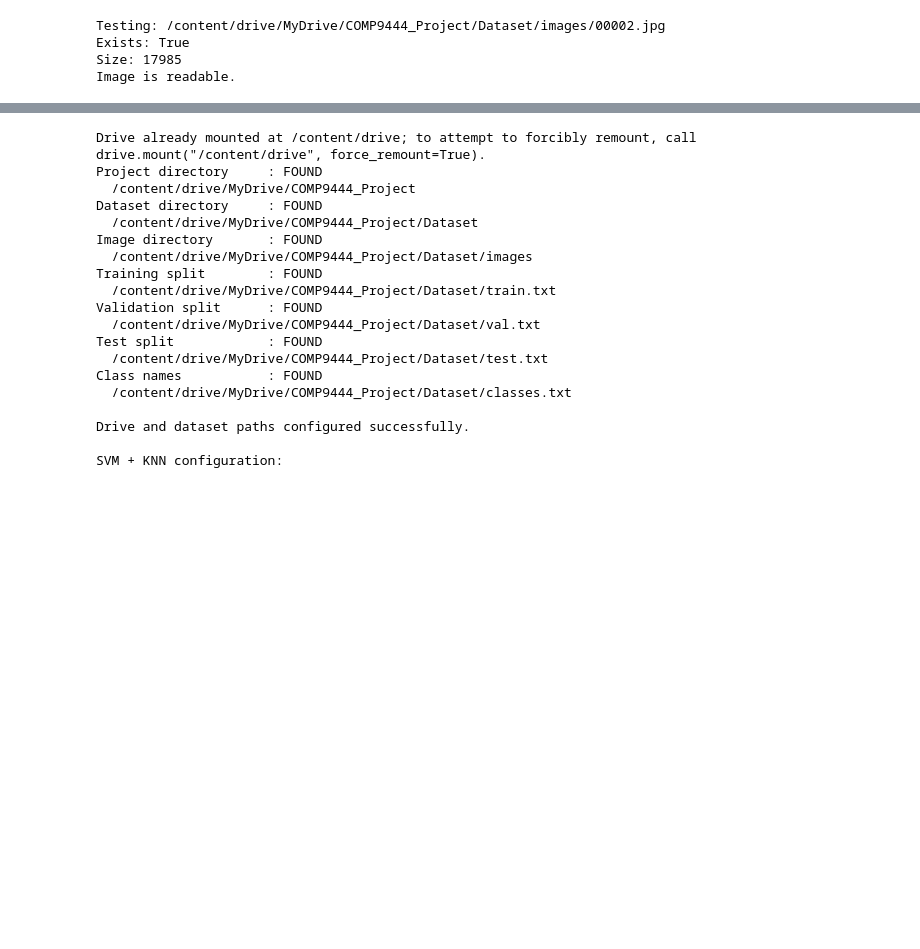
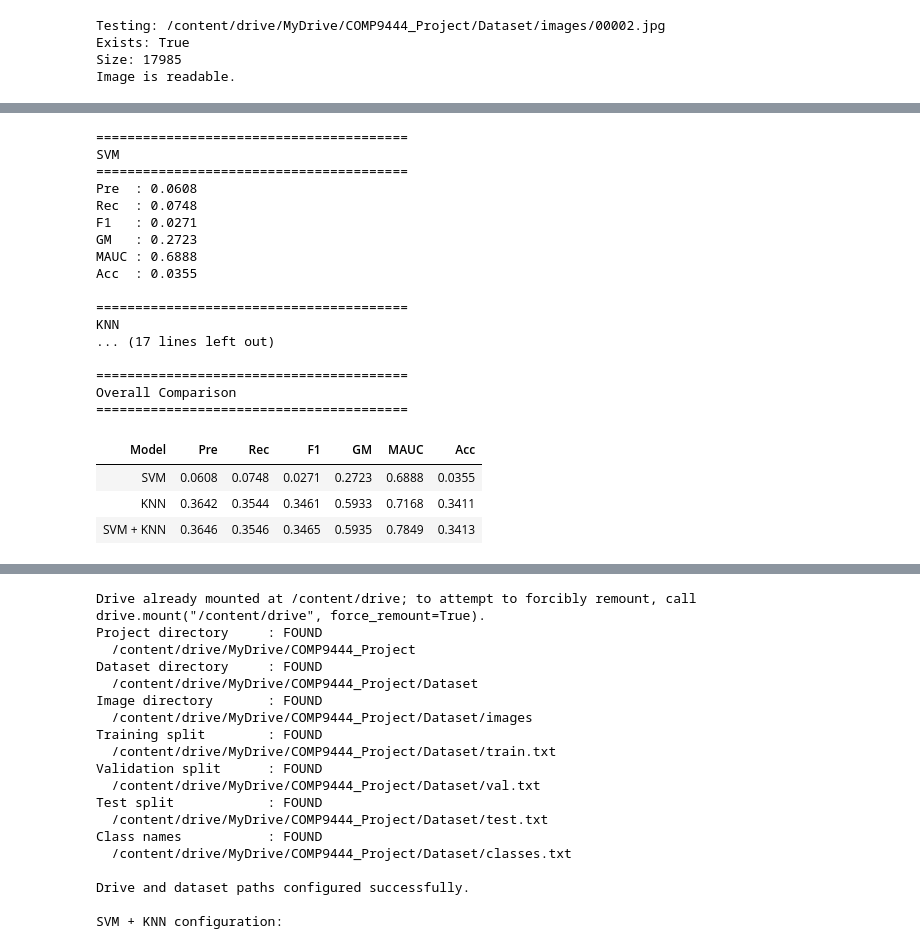
Before and after one commit to qqqyc1017/COMP9444_Project, a Jupyter notebook: COMP9444.ipynb, the cells around one changed output, grey strips where cells are left out. Saved outputs shown, nothing was run; the diff lists cells and outputs as text; code cells hidden in the pictures; blank space fills up the shorter version.

```diff
--- a/COMP9444.ipynb
+++ b/COMP9444.ipynb
@@ -202,0 +885,66 @@ Image is readable.
+# %%
+# Generate test score matrices
+svm_test_scores = stable_softmax(svm_model.decision_function(x_test_final))
+knn_test_scores = knn_model.predict_proba(x_test_final)
+# Validation-weighted score-level fusion
+ensemble_test_scores = (svm_weight * svm_test_scores + knn_weight * knn_test_scores)
+model_score_data = {
+    "SVM": svm_test_scores,
+    "KNN": knn_test_scores,
+    "SVM + KNN": ensemble_test_scores,}
+results = []
+predictions_by_model = {}
+for model_name, scores in (model_score_data.items()):
+    metrics, predictions = (evaluate_classification_scores(y_test, scores, class_order, ))
+    predictions_by_model[model_name] = predictions
+    results.append({"Model": model_name, **metrics, })
+    # Print each model separately
+    print("\n" + "=" * 40)
+    print(model_name)
+    print("=" * 40)
+    print(f"Pre  : " f"{metrics['Precision']:.4f}")
+    print(f"Rec  : " f"{metrics['Recall']:.4f}")
+    print(f"F1   : " f"{metrics['F1-score']:.4f}")
+    print(f"GM   : " f"{metrics['G-Mean']:.4f}")
+    print(f"MAUC : " f"{metrics['MAUC']:.4f}")
+    print(f"Acc  : " f"{metrics['Accuracy']:.4f}")
+# Create the comparison table
+svm_knn_results = pd.DataFrame(results)
+print("\n" + "=" * 40)
+print("Overall Comparison")
+print("=" * 40)
+display(svm_knn_results.rename(columns={
+        "Precision": "Pre",
+        "Recall": "Rec",
+        "F1-score": "F1",
+        "G-Mean": "GM",
+        "Accuracy": "Acc", }).style.hide(axis="index")
+    .format({
+        "Pre": "{:.4f}",
+        "Rec": "{:.4f}",
+        "F1": "{:.4f}",
+        "GM": "{:.4f}",
+        "MAUC": "{:.4f}",
+        "Acc": "{:.4f}", }))
+# %% [output]
+========================================
+SVM
+========================================
+Pre  : 0.0608
+Rec  : 0.0748
+F1   : 0.0271
+GM   : 0.2723
+MAUC : 0.6888
+Acc  : 0.0355
+
+========================================
+KNN
+... (17 lines left out)
+
+========================================
+Overall Comparison
+========================================
+| Model | Pre | Rec | F1 | GM | MAUC | Acc |
+| SVM | 0.0608 | 0.0748 | 0.0271 | 0.2723 | 0.6888 | 0.0355 |
+| KNN | 0.3642 | 0.3544 | 0.3461 | 0.5933 | 0.7168 | 0.3411 |
+| SVM + KNN | 0.3646 | 0.3546 | 0.3465 | 0.5935 | 0.7849 | 0.3413 |
```
Also changed, not shown: parts of 17 cells of this notebook.
